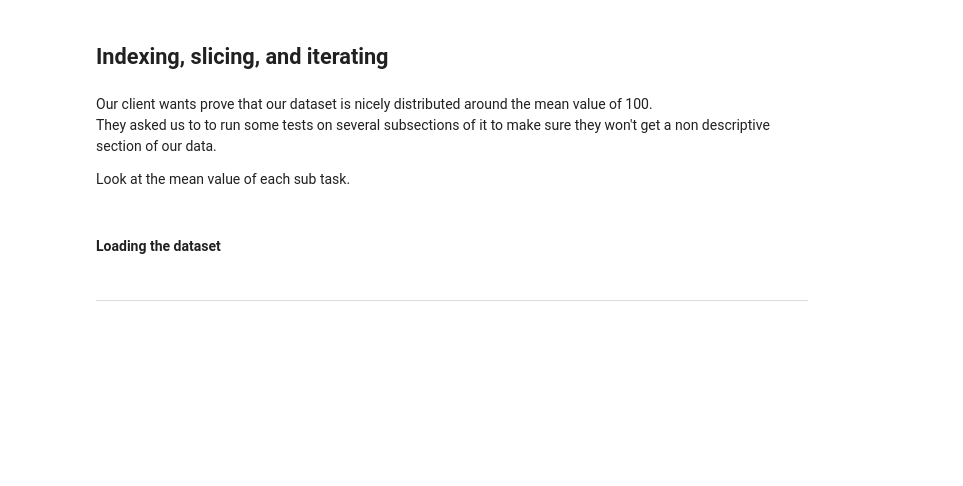
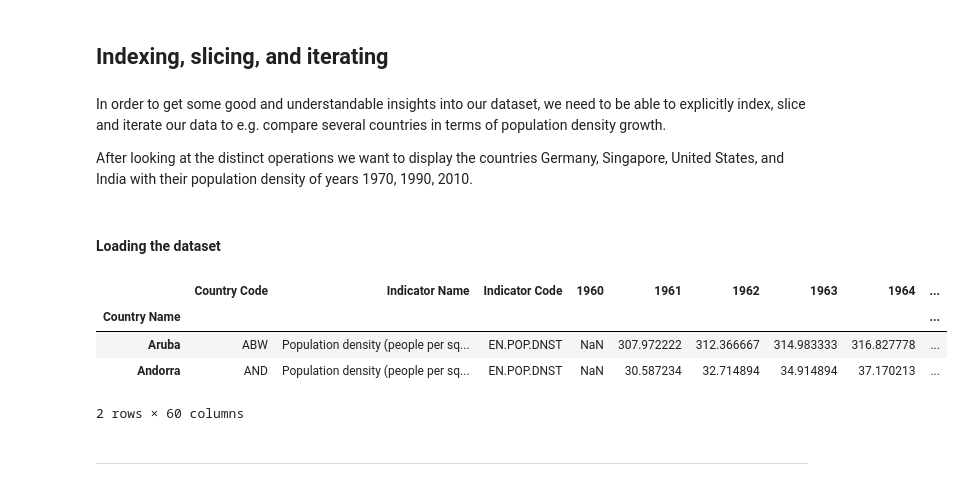
Before and after one commit to TrainingByPackt/Data-Visualization-with-Python, a Jupyter notebook: lesson01/Activity06/activity06-solution.ipynb, the cells around one changed output. Saved outputs shown, nothing was run; the diff lists cells and outputs as text; code cells hidden in the pictures; blank space fills up the shorter version.

```diff
--- a/lesson01/Activity06/activity06-solution.ipynb
+++ b/lesson01/Activity06/activity06-solution.ipynb
@@ -1,10 +1,9 @@
 # %% [markdown]
 ## Indexing, slicing, and iterating
-# %% [markdown]
-Our client wants prove that our dataset is nicely distributed around the mean value of 100.
-They asked us to to run some tests on several subsections of it to make sure they won't get a non descriptive section of our data.
-
-Look at the mean value of each sub task.
+# %% [markdown]
+In order to get some good and understandable insights into our dataset, we need to be able to explicitly index, slice and iterate our data to e.g. compare several countries in terms of population density growth.
+
+After looking at the distinct operations we want to display the countries Germany, Singapore, United States, and India with their population density of years 1970, 1990, 2010.
 # %% [markdown]
 #### Loading the dataset
 # %%
@@ -16,3 +15,12 @@ dataset = np.genfromtxt('./data/normal_distribution.csv', delimiter=',')
+# %%
+# looking at the first 2 elements of the dataset
+dataset.head(2)
+# %% [output]
+|  | Country Code | Indicator Name | Indicator Code | 1960 | 1961 | 1962 | 1963 | 1964 | ... |
+| Country Name |  |  |  |  |  |  |  |  | ... |
+| Aruba | ABW | Population density (people per sq... | EN.POP.DNST | NaN | 307.972222 | 312.366667 | 314.983333 | 316.827778 | ... |
+| Andorra | AND | Population density (people per sq... | EN.POP.DNST | NaN | 30.587234 | 32.714894 | 34.914894 | 37.170213 | ... |
+2 rows × 60 columns
 # %% [markdown]
 ---
 # %% [markdown]
```
Also changed, not shown: parts of 34 cells of this notebook, 4 other files.
